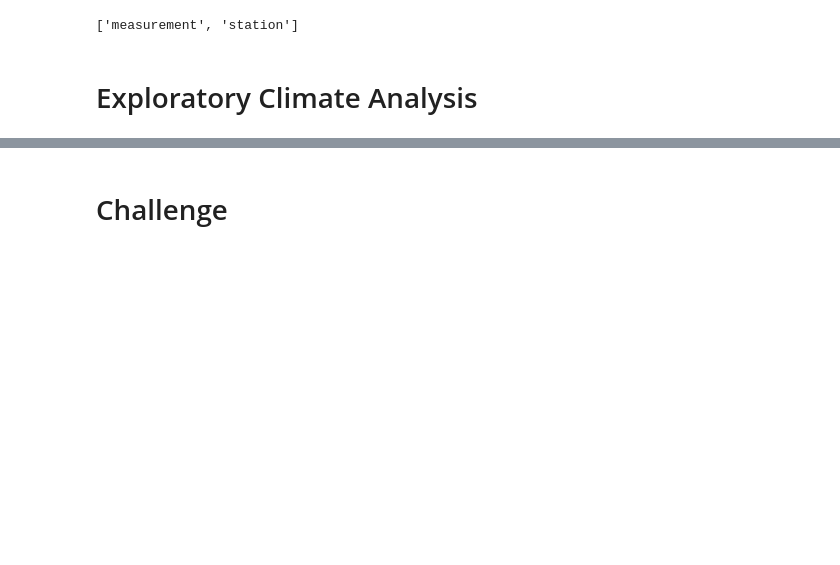
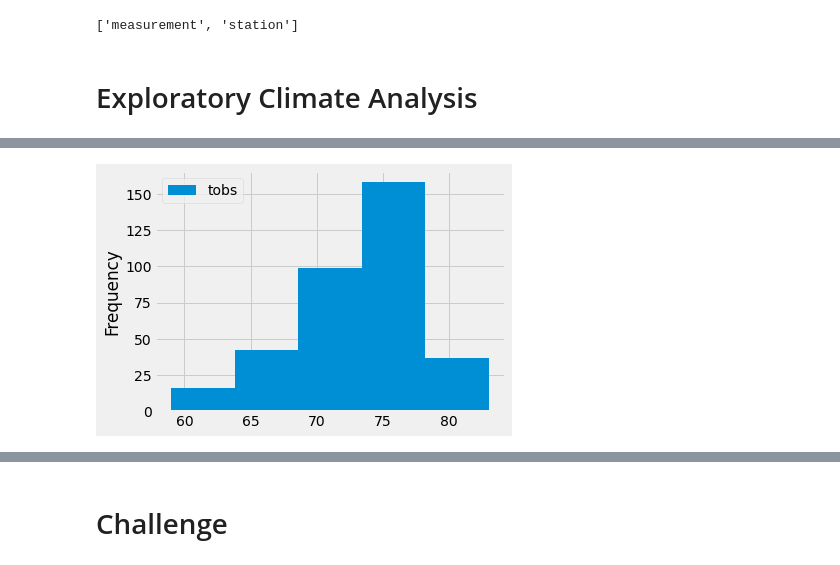
Before and after one commit to tchal100/surfs_up, a Jupyter notebook: climate_analysis.ipynb, the cells around one changed output, grey strips where cells are left out. Saved outputs shown, nothing was run; the diff lists cells and outputs as text; code cells hidden in the pictures; blank space fills up the shorter version.

```diff
--- a/climate_analysis.ipynb
+++ b/climate_analysis.ipynb
@@ -69,0 +222,5 @@ session = Session(engine)
+# %%
+df.plot.hist(bins=5)
+plt.tight_layout()
+# %% [output]
+[figure, added]
```
Also changed, not shown: parts of 23 cells of this notebook.
